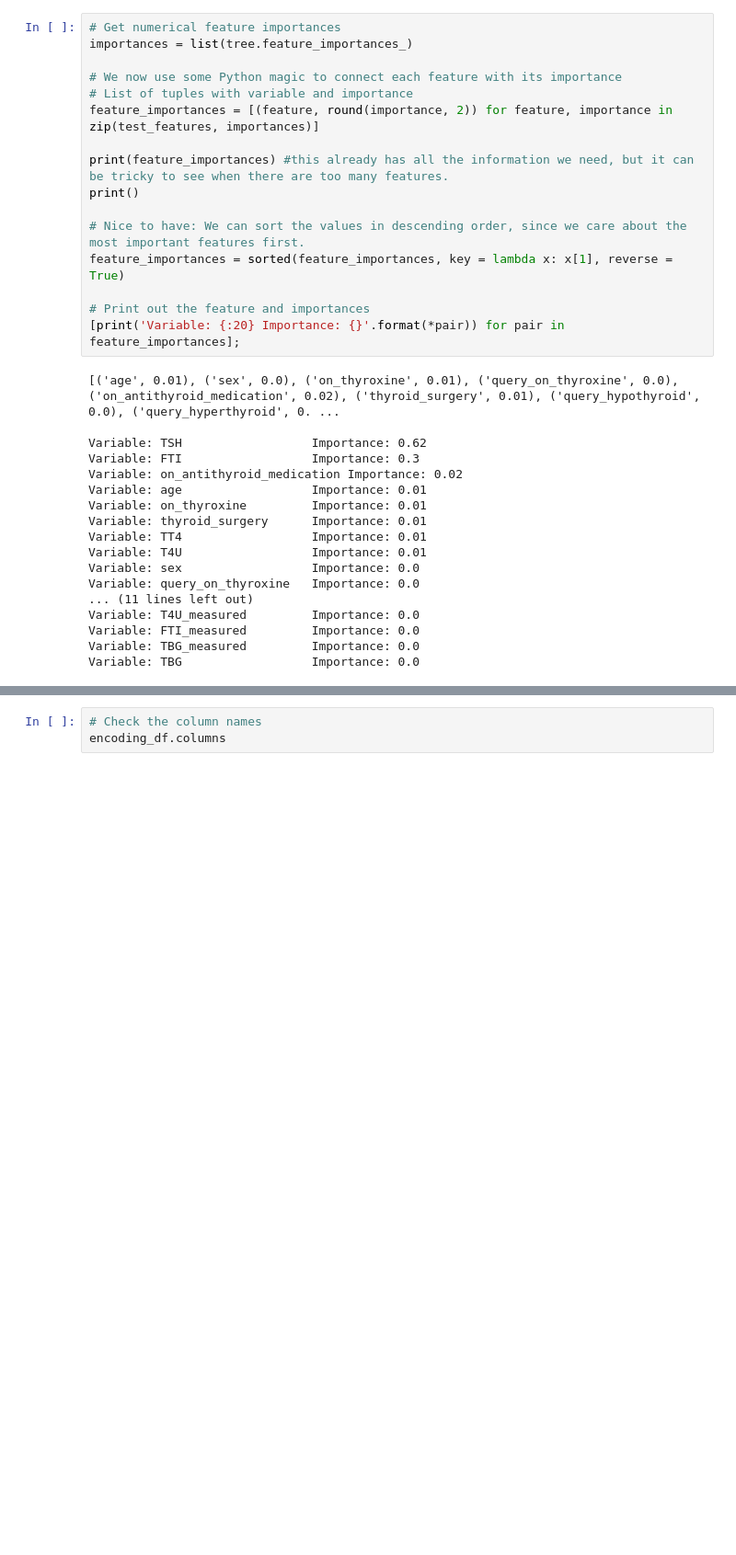
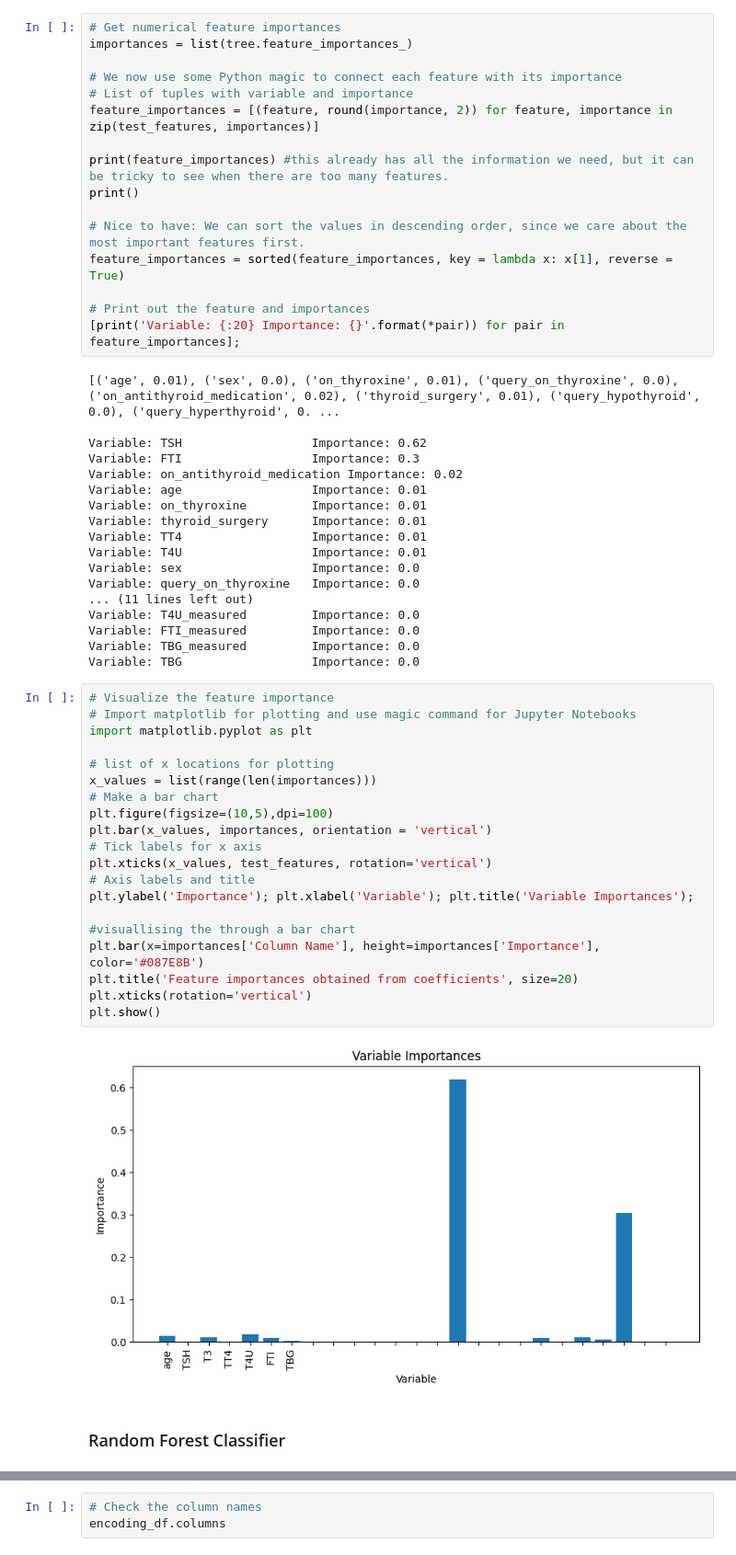
Before and after one commit to veronica1013/Test-for-Hypothyroidism, a Jupyter notebook: Moringa_Data_Science_Core_Module2_W8_Independent_Project_2021_10_Veronica_Isiaho_Python_Notebook_ipynb.ipynb, the cells around one changed output, grey strips where cells are left out. Shown at 92% size. Saved outputs shown, nothing was run; the diff lists cells and outputs as text; blank space fills up the shorter version.

```diff
--- a/Moringa_Data_Science_Core_Module2_W8_Independent_Project_2021_10_Veronica_Isiaho_Python_Notebook_ipynb.ipynb
+++ b/Moringa_Data_Science_Core_Module2_W8_Independent_Project_2021_10_Veronica_Isiaho_Python_Notebook_ipynb.ipynb
@@ -827,3 +827,27 @@ Variable: T4U_measured         Importance: 0.0
 Variable: FTI_measured         Importance: 0.0
 Variable: TBG_measured         Importance: 0.0
 Variable: TBG                  Importance: 0.0
+# %%
+# Visualize the feature importance
+# Import matplotlib for plotting and use magic command for Jupyter Notebooks
+import matplotlib.pyplot as plt
+
+# list of x locations for plotting
+x_values = list(range(len(importances)))
+# Make a bar chart
+plt.figure(figsize=(10,5),dpi=100)
+plt.bar(x_values, importances, orientation = 'vertical')
+# Tick labels for x axis
+plt.xticks(x_values, test_features, rotation='vertical')
+# Axis labels and title
+plt.ylabel('Importance'); plt.xlabel('Variable'); plt.title('Variable Importances');
+
+#visuallising the through a bar chart
+plt.bar(x=importances['Column Name'], height=importances['Importance'], color='#087E8B')
+plt.title('Feature importances obtained from coefficients', size=20)
+plt.xticks(rotation='vertical')
+plt.show()
+# %% [output]
+[figure, added]
+# %% [markdown]
+### Random Forest Classifier
```
Also changed, not shown: parts of 60 cells of this notebook.
